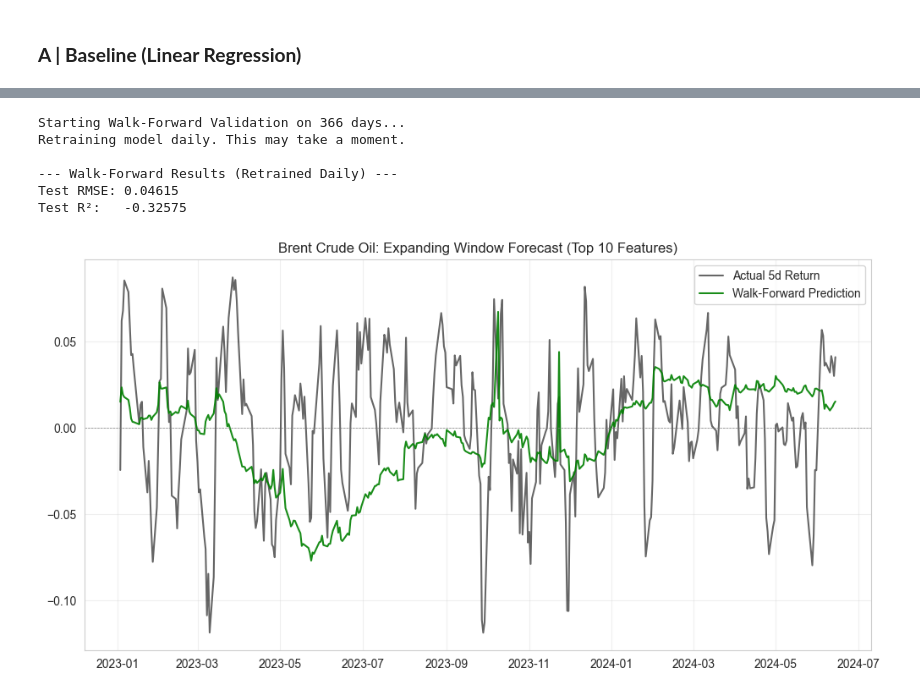
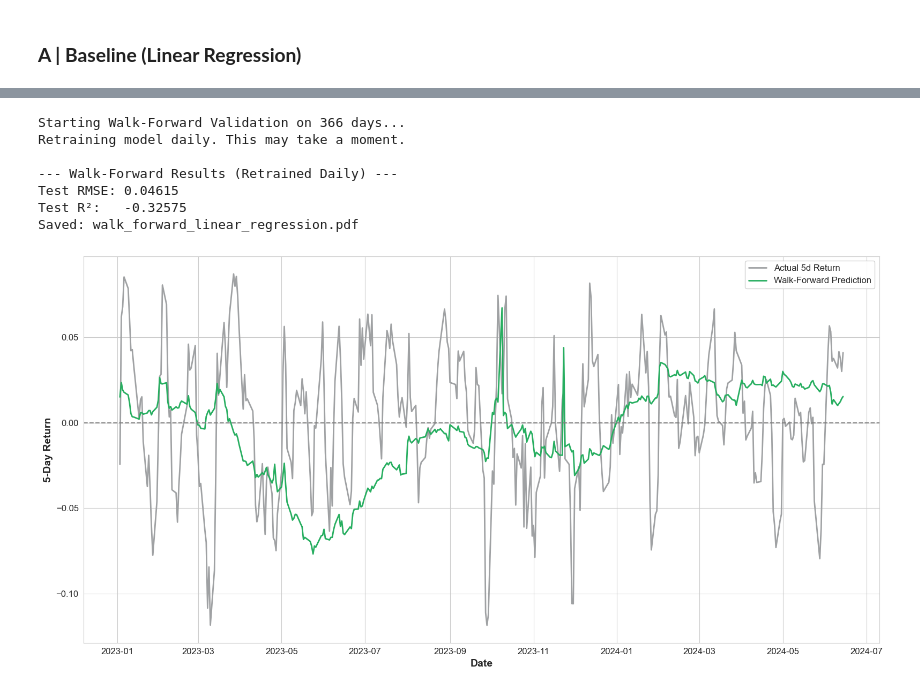
Before and after one commit to adbayre/Commodities-Price-Prediction, a Jupyter notebook: commodities_project.ipynb, the cells around one changed output, grey strips where cells are left out. Saved outputs shown, nothing was run; the diff lists cells and outputs as text; code cells hidden in the pictures.

```diff
--- a/commodities_project.ipynb
+++ b/commodities_project.ipynb
@@ -1196,40 +1253,52 @@ for i in test_indices:
     model.fit(X_train_scaled, y_train_fold)
 
     # D. Predict
     pred = model.predict(X_current_scaled)[0]
 
     # Store
     predictions.append(pred)
     actuals.append(y_current)
     dates_test.append(date_current)
 
 # 4. RESULTS
 # -------------------------------------------------------
 mse = mean_squared_error(actuals, predictions)
 rmse = np.sqrt(mse)
 r2 = r2_score(actuals, predictions)
 
 print(f"\n--- Walk-Forward Results (Retrained Daily) ---")
 print(f"Test RMSE: {rmse:.5f}")
 print(f"Test R²:   {r2:.5f}")
 
 # 5. VISUALIZATION
 # -------------------------------------------------------
-plt.figure(figsize=(12, 6))
-plt.plot(dates_test, actuals, label='Actual 5d Return', color='black', alpha=0.6)
-plt.plot(dates_test, predictions, label='Walk-Forward Prediction', color='green', alpha=0.9)
-plt.axhline(0, color='grey', linestyle='--', linewidth=0.5)
-plt.legend()
-plt.grid(True, alpha=0.3)
+plt.figure(figsize=(16, 8)) # Wide format fits time series better than square
+
+# Plot with higher linewidth for visibility in PDF
+plt.plot(dates_test, actuals, label='Actual 5d Return', color="#9fa1a3", alpha=1, linewidth=2)
+plt.plot(dates_test, predictions, label='Walk-Forward Prediction', color='#27ae60', alpha=1, linewidth=2) # Professional Green
+
+# Styling to match your previous Heatmap quality
+plt.axhline(0, color='grey', linestyle='--', linewidth=1.5)
+plt.xlabel('Date', fontsize=14, fontweight='bold')
+plt.ylabel('5-Day Return', fontsize=14, fontweight='bold')
+plt.legend(fontsize=12, frameon=True, facecolor='white', framealpha=0.9)
+plt.tick_params(axis='both', which='major', labelsize=12)
+
+# Save to PDF
+plt.tight_layout()
+plt.savefig('walk_forward_linear_regression.pdf', dpi=300, format='pdf', bbox_inches='tight')
+print("Saved: walk_forward_linear_regression.pdf")
 plt.show()
 # %% [output]
 Starting Walk-Forward Validation on 366 days...
 Retraining model daily. This may take a moment.
 
 --- Walk-Forward Results (Retrained Daily) ---
 Test RMSE: 0.04615
 Test R²:   -0.32575
+Saved: walk_forward_linear_regression.pdf
-[figure, old version]
+[figure, new version]
 # %%
 import numpy as np
 import pandas as pd
```
Also changed, not shown: parts of 8 cells of this notebook, 10 other files.
